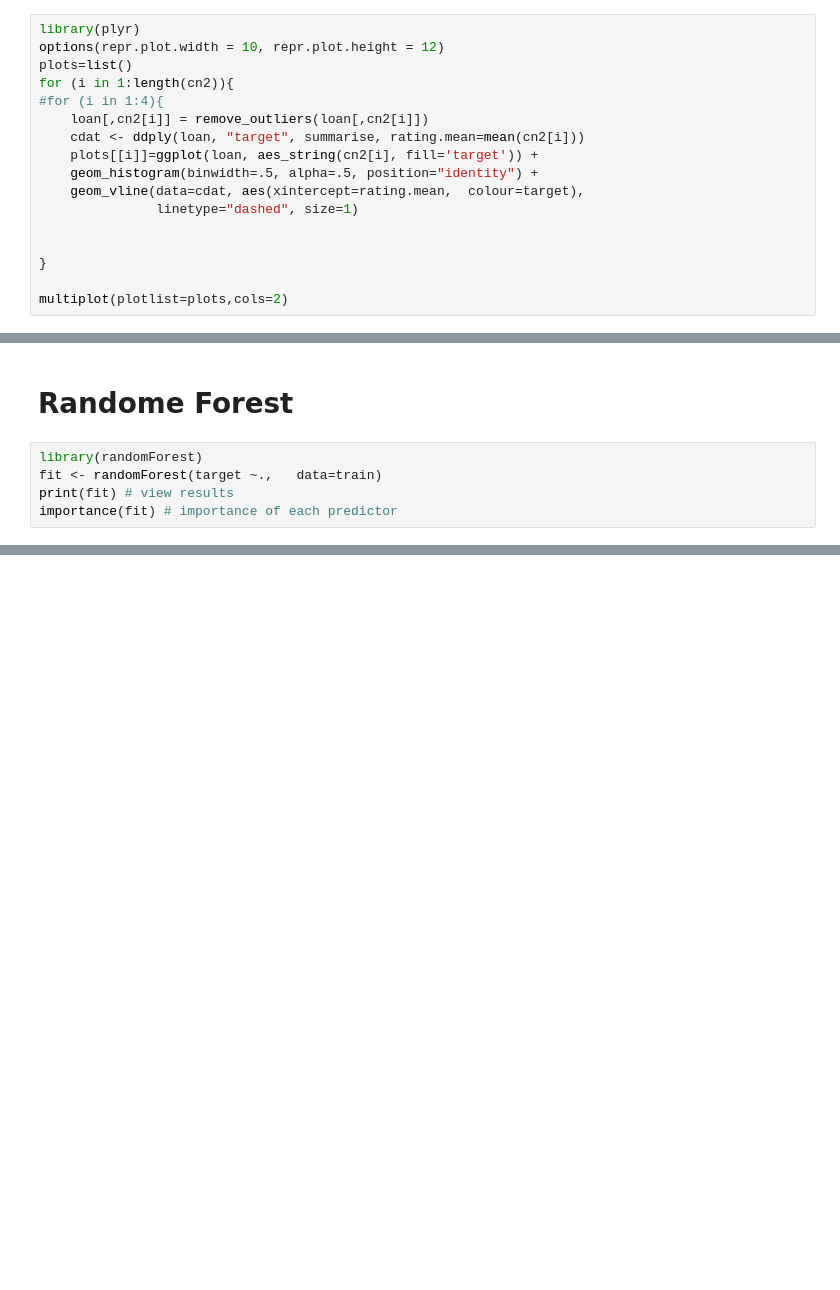
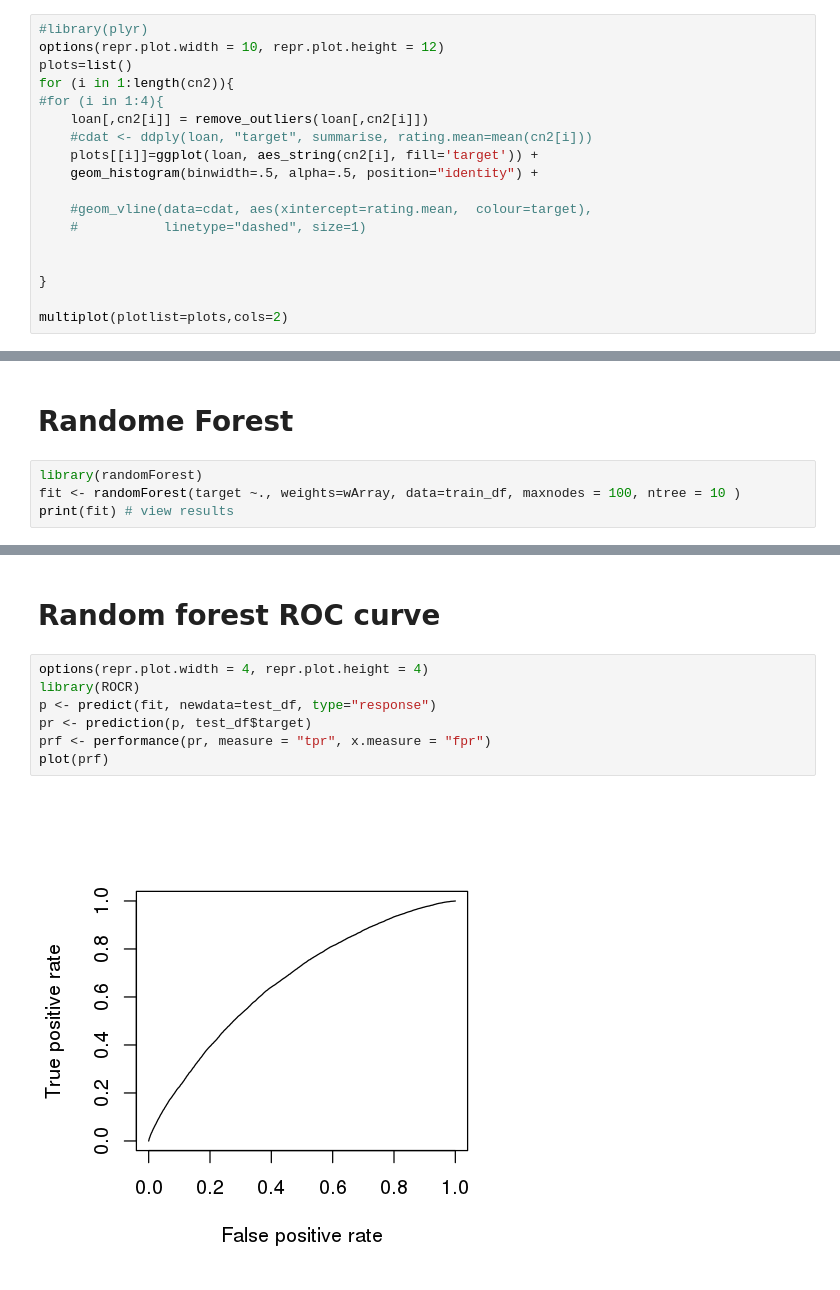
Before and after one commit to RenNY123/Loan, a Jupyter notebook: loan_R.ipynb, the cells around one changed output, grey strips where cells are left out. Drawn from its saved outputs; the diff is of its cells as text; blank space fills up the shorter version.

```diff
--- a/loan_R.ipynb
+++ b/loan_R.ipynb
@@ -331,17 +331,18 @@ reject_outliers  <- function(data, m=3){
 
 }
 # %%
-library(plyr)
+#library(plyr)
 options(repr.plot.width = 10, repr.plot.height = 12)
 plots=list()
 for (i in 1:length(cn2)){
 #for (i in 1:4){
     loan[,cn2[i]] = remove_outliers(loan[,cn2[i]])
-    cdat <- ddply(loan, "target", summarise, rating.mean=mean(cn2[i]))
+    #cdat <- ddply(loan, "target", summarise, rating.mean=mean(cn2[i]))
     plots[[i]]=ggplot(loan, aes_string(cn2[i], fill='target')) +
     geom_histogram(binwidth=.5, alpha=.5, position="identity") +
-    geom_vline(data=cdat, aes(xintercept=rating.mean,  colour=target),
-               linetype="dashed", size=1)
+
+    #geom_vline(data=cdat, aes(xintercept=rating.mean,  colour=target),
+    #           linetype="dashed", size=1)
 
 
 }
@@ -450,7 +473,6 @@ auc
 # Randome Forest
 # %%
 library(randomForest)
-fit <- randomForest(target ~.,   data=train)
+fit <- randomForest(target ~., weights=wArray, data=train_df, maxnodes = 100, ntree = 10 )
 print(fit) # view results
-importance(fit) # importance of each predictor
 # %% [output]
@@ -472,0 +507,11 @@ Levels: FALSE TRUE
+# %% [markdown]
+# Random forest ROC curve
+# %%
+options(repr.plot.width = 4, repr.plot.height = 4)
+library(ROCR)
+p <- predict(fit, newdata=test_df, type="response")
+pr <- prediction(p, test_df$target)
+prf <- performance(pr, measure = "tpr", x.measure = "fpr")
+plot(prf)
+# %% [output]
+[figure, added]
```
Also changed, not shown: parts of 14 cells of this notebook.
